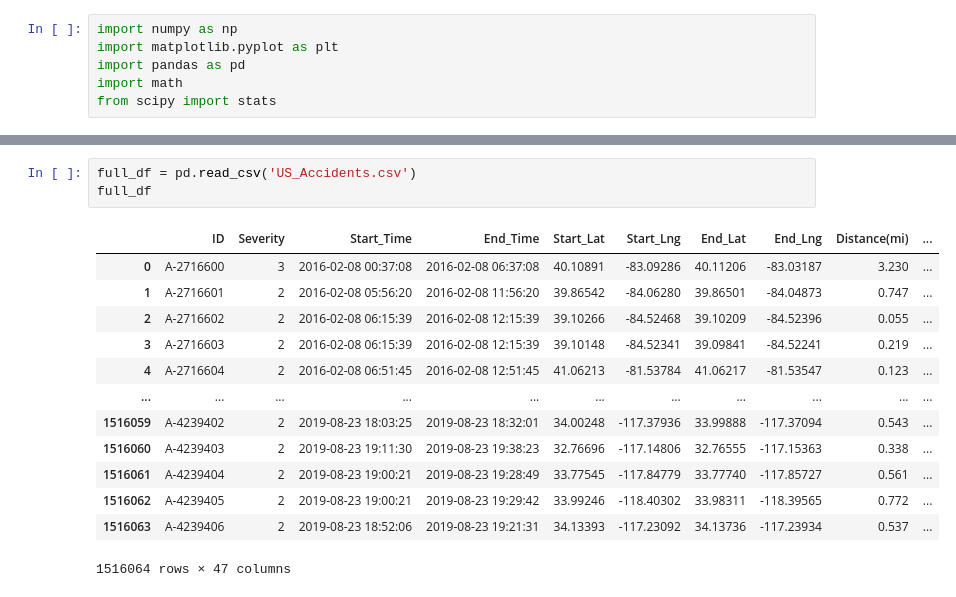
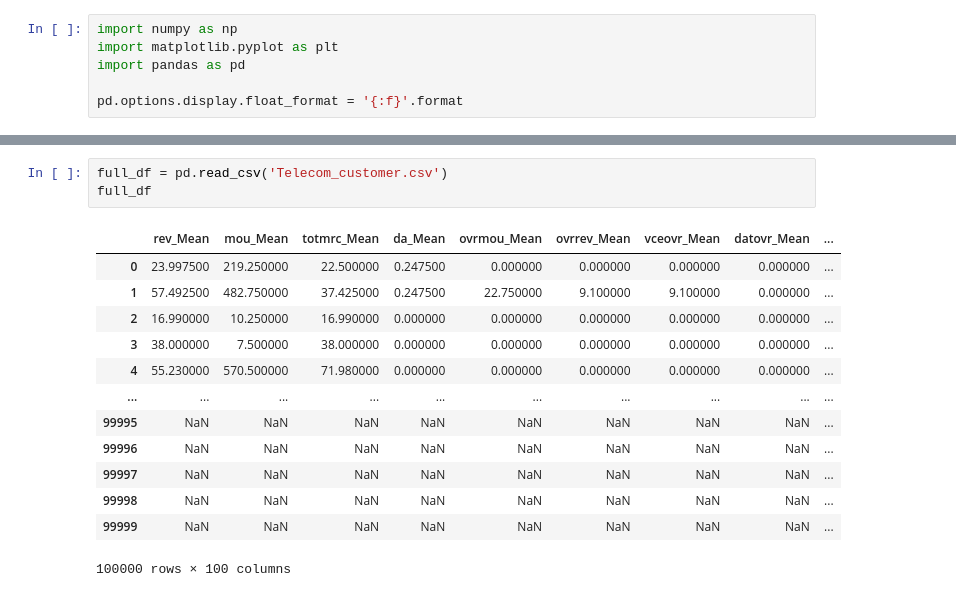
Before and after one commit to zuevmaxim/m-m2021, a Jupyter notebook: lab1.ipynb, the cells around one changed output, grey strips where cells are left out. Saved outputs shown, nothing was run; the diff lists cells and outputs as text.

```diff
--- a/lab1.ipynb
+++ b/lab1.ipynb
@@ -2,5 +2,5 @@
 import numpy as np
 import matplotlib.pyplot as plt
 import pandas as pd
-import math
-from scipy import stats
+
+pd.options.display.float_format = '{:f}'.format
@@ -9,17 +64,17 @@ The dataset is downloaded from [here](https://smoosavi.org/datasets/us_accidents
 # %%
-full_df = pd.read_csv('US_Accidents.csv')
+full_df = pd.read_csv('Telecom_customer.csv')
 full_df
 # %% [output]
-|  | ID | Severity | Start_Time | End_Time | Start_Lat | Start_Lng | End_Lat | End_Lng | Distance(mi) | ... |
-| 0 | A-2716600 | 3 | 2016-02-08 00:37:08 | 2016-02-08 06:37:08 | 40.10891 | -83.09286 | 40.11206 | -83.03187 | 3.230 | ... |
-| 1 | A-2716601 | 2 | 2016-02-08 05:56:20 | 2016-02-08 11:56:20 | 39.86542 | -84.06280 | 39.86501 | -84.04873 | 0.747 | ... |
-| 2 | A-2716602 | 2 | 2016-02-08 06:15:39 | 2016-02-08 12:15:39 | 39.10266 | -84.52468 | 39.10209 | -84.52396 | 0.055 | ... |
-| 3 | A-2716603 | 2 | 2016-02-08 06:15:39 | 2016-02-08 12:15:39 | 39.10148 | -84.52341 | 39.09841 | -84.52241 | 0.219 | ... |
-| 4 | A-2716604 | 2 | 2016-02-08 06:51:45 | 2016-02-08 12:51:45 | 41.06213 | -81.53784 | 41.06217 | -81.53547 | 0.123 | ... |
-| ... | ... | ... | ... | ... | ... | ... | ... | ... | ... | ... |
-| 1516059 | A-4239402 | 2 | 2019-08-23 18:03:25 | 2019-08-23 18:32:01 | 34.00248 | -117.37936 | 33.99888 | -117.37094 | 0.543 | ... |
-| 1516060 | A-4239403 | 2 | 2019-08-23 19:11:30 | 2019-08-23 19:38:23 | 32.76696 | -117.14806 | 32.76555 | -117.15363 | 0.338 | ... |
-| 1516061 | A-4239404 | 2 | 2019-08-23 19:00:21 | 2019-08-23 19:28:49 | 33.77545 | -117.84779 | 33.77740 | -117.85727 | 0.561 | ... |
-| 1516062 | A-4239405 | 2 | 2019-08-23 19:00:21 | 2019-08-23 19:29:42 | 33.99246 | -118.40302 | 33.98311 | -118.39565 | 0.772 | ... |
-| 1516063 | A-4239406 | 2 | 2019-08-23 18:52:06 | 2019-08-23 19:21:31 | 34.13393 | -117.23092 | 34.13736 | -117.23934 | 0.537 | ... |
+|  | rev_Mean | mou_Mean | totmrc_Mean | da_Mean | ovrmou_Mean | ovrrev_Mean | vceovr_Mean | datovr_Mean | ... |
+| 0 | 23.997500 | 219.250000 | 22.500000 | 0.247500 | 0.000000 | 0.000000 | 0.000000 | 0.000000 | ... |
+| 1 | 57.492500 | 482.750000 | 37.425000 | 0.247500 | 22.750000 | 9.100000 | 9.100000 | 0.000000 | ... |
+| 2 | 16.990000 | 10.250000 | 16.990000 | 0.000000 | 0.000000 | 0.000000 | 0.000000 | 0.000000 | ... |
+| 3 | 38.000000 | 7.500000 | 38.000000 | 0.000000 | 0.000000 | 0.000000 | 0.000000 | 0.000000 | ... |
+| 4 | 55.230000 | 570.500000 | 71.980000 | 0.000000 | 0.000000 | 0.000000 | 0.000000 | 0.000000 | ... |
+| ... | ... | ... | ... | ... | ... | ... | ... | ... | ... |
+| 99995 | NaN | NaN | NaN | NaN | NaN | NaN | NaN | NaN | ... |
+| 99996 | NaN | NaN | NaN | NaN | NaN | NaN | NaN | NaN | ... |
+| 99997 | NaN | NaN | NaN | NaN | NaN | NaN | NaN | NaN | ... |
+| 99998 | NaN | NaN | NaN | NaN | NaN | NaN | NaN | NaN | ... |
+| 99999 | NaN | NaN | NaN | NaN | NaN | NaN | NaN | NaN | ... |
-1516064 rows × 47 columns
+100000 rows × 100 columns
```
Also changed, not shown: parts of 15 cells of this notebook.
